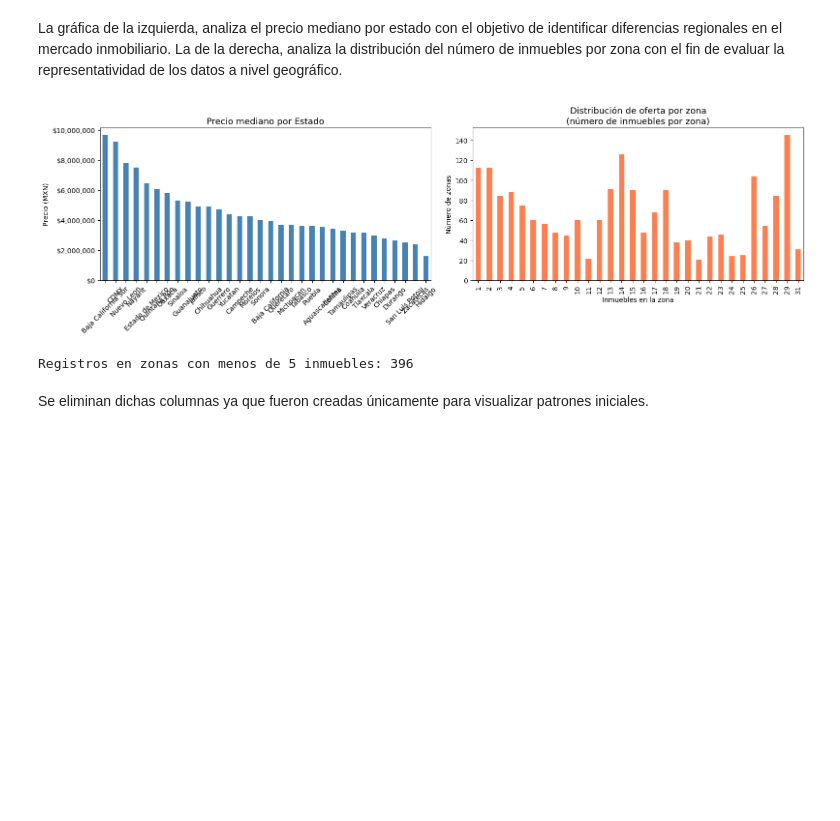
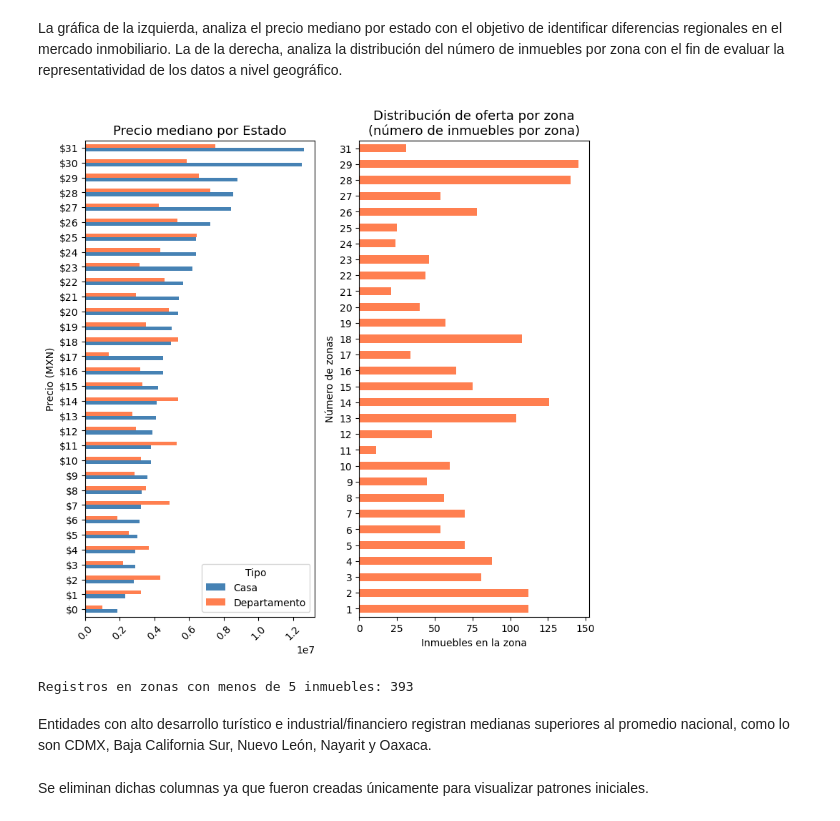
Before and after one commit to MichelleRomoM/Tesis-Maestria-DSS, a Jupyter notebook: Códigos/Segmentacion (DSS).ipynb, the cells around one changed output. Cells and saved outputs as stored; diff of their text form; code cells hidden in the pictures; blank space fills up the shorter version.

```diff
--- a/Códigos/Segmentacion (DSS).ipynb
+++ b/Códigos/Segmentacion (DSS).ipynb
@@ -297,33 +290,33 @@ df['_Oferta_zona_eda']         = df['Zona'].map(oferta_zona_eda)
 La gráfica de la izquierda, analiza el precio mediano por estado con el objetivo de identificar diferencias regionales en el mercado inmobiliario. La de la derecha, analiza la distribución del número de inmuebles por zona con el fin de evaluar la representatividad de los datos a nivel geográfico.
 # %%
 ### ---- GRAFICA DISTRIBUCION DE PRECIOS
-fig, axes = plt.subplots(1, 2, figsize=(16, 5))
+fig, axes = plt.subplots(1, 2, figsize=(10, 5))
 
 # Precio mediano por estado
-medianas_estado = df.groupby('Estado')['Precio'].median().sort_values(ascending=False)
-medianas_estado.plot(kind='bar', ax=axes[0], color='steelblue')
+medianas_estado = df.groupby(['Estado','Tipo'])['Precio'].median().unstack().sort_values('Casa')
+medianas_estado.plot(kind='barh', ax=axes[0], figsize=(8, 8), color=['steelblue','coral'])
 axes[0].set_title('Precio mediano por Estado', fontsize=13)
 axes[0].set_ylabel('Precio (MXN)')
 axes[0].set_xlabel('')
 axes[0].tick_params(axis='x', rotation=45)
 axes[0].yaxis.set_major_formatter(plt.FuncFormatter(lambda x, _: f'${x:,.0f}'))
 
 # Distribución de oferta por zona
-df['_Oferta_zona_eda'].value_counts().sort_index().head(30).plot(
-    kind='bar', ax=axes[1], color='coral'
-)
+df['_Oferta_zona_eda'].value_counts().sort_index().head(30).plot(kind='barh', ax=axes[1], color='coral')
 axes[1].set_title('Distribución de oferta por zona\n(número de inmuebles por zona)', fontsize=13)
 axes[1].set_xlabel('Inmuebles en la zona')
 axes[1].set_ylabel('Número de zonas')
 
 plt.tight_layout()
 plt.show()
 
 zonas_pocas = (df['_Oferta_zona_eda'] < 5).sum()
 print(f"\nRegistros en zonas con menos de 5 inmuebles: {zonas_pocas:,}")
 # %% [output]
-[figure, old version]
+[figure, new version]
-Registros en zonas con menos de 5 inmuebles: 396
+Registros en zonas con menos de 5 inmuebles: 393
+# %% [markdown]
+Entidades con alto desarrollo turístico e industrial/financiero registran medianas superiores al promedio nacional, como lo son CDMX, Baja California Sur, Nuevo León, Nayarit y Oaxaca.
 # %% [markdown]
 Se eliminan dichas columnas ya que fueron creadas únicamente para visualizar patrones iniciales.
 # %%
```
Also changed, not shown: parts of 154 cells of this notebook.
